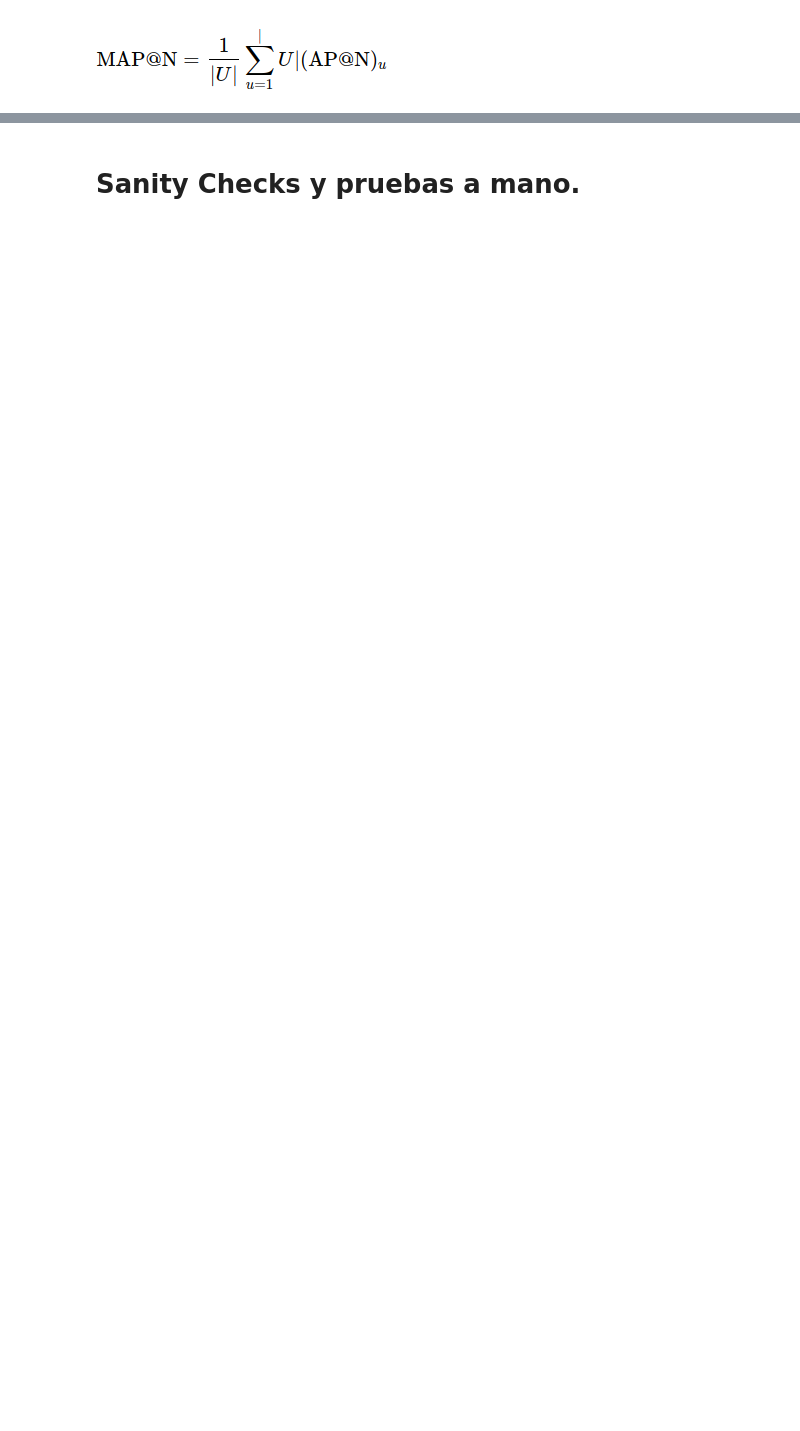
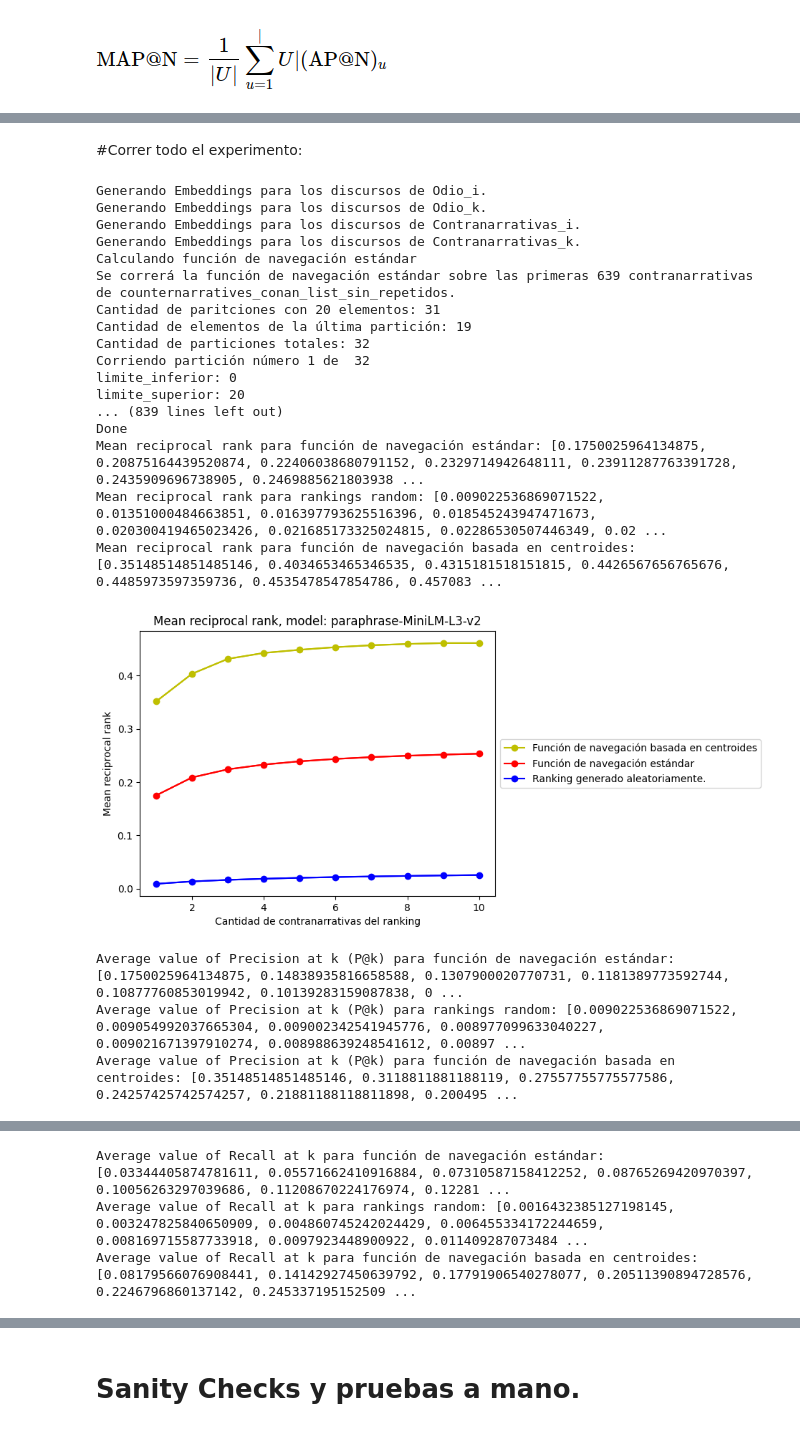
Before and after one commit to jnqeras/ARC, a Jupyter notebook: tesis5.ipynb, the cells around one changed output, grey strips where cells are left out. Drawn from its saved outputs; the diff is of its cells as text; code cells hidden in the pictures; blank space fills up the shorter version.

```diff
--- a/tesis5.ipynb
+++ b/tesis5.ipynb
@@ -2244,11 +1709,21 @@ Hacer:
 # %%
 # Dado un ranking calcula AP@K
-def averagePrecissionAtK(ranking, k):
+
+# Fixme: mega ultra importante: al correr las métricas es necesario que si se le
+# pasa lista_pares_navegacion_estandar_top10_matricial_leida_de_csv, el parámetro
+# random == True. Por otro lado, si se le pasa
+# lista_pares_navegacion_estandar_top10_matricial_leida_de_csv_random, entonces random == False.
+
+def averagePrecissionAtK(ranking, k, random):
   counterPrecisionAtK = 0
   validCounternarrativesForOdiok = ranking[4]
+  if(random):
+      indice_de_indicador_de_contranarrativa_correcta = 1
+  else:
+      indice_de_indicador_de_contranarrativa_correcta = 2
 
   for i in range(0,k):
-    counterPrecisionAtK += precisionAtK(ranking, i+1) * ranking[i+5][2]  #fixme: los primeros 5 elementos del ranking no son el ranking en sí. A precisionAtK le paso i+1 porque i empieza desde 0.
+    counterPrecisionAtK += precisionAtK(ranking, i+1, random) * ranking[i+5][indice_de_indicador_de_contranarrativa_correcta]  #fixme: los primeros 5 elementos del ranking no son el ranking en sí. A precisionAtK le paso i+1 porque i empieza desde 0.
 
   return counterPrecisionAtK/min(validCounternarrativesForOdiok, k)
 # %% [markdown]
@@ -2264,11 +1739,16 @@ Hay un error en la notación de la fórmula, arriba del símbolo de la sumatoria
 # %%
 # Dada una lista de rankings, calcula MAP@K.
 
-def meanAveragePrecissionAtK(lista_de_rankings, k):
+# Fixme: mega ultra importante: al correr las métricas es necesario que si se le
+# pasa lista_pares_navegacion_estandar_top10_matricial_leida_de_csv, el parámetro
+# random == True. Por otro lado, si se le pasa
+# lista_pares_navegacion_estandar_top10_matricial_leida_de_csv_random, entonces random == False.
+
+def meanAveragePrecissionAtK(lista_de_rankings, k, random):
     cantidad_de_querys = len(lista_de_rankings)
     count_average_precission_at_k = 0
 
     for i in range(0, cantidad_de_querys):
-        count_average_precission_at_k += averagePrecissionAtK(lista_de_rankings[i], k)
+        count_average_precission_at_k += averagePrecissionAtK(lista_de_rankings[i], k, random)
 
     return (count_average_precission_at_k / cantidad_de_querys)
@@ -2280,0 +1942,21 @@ meanAveragePrecissionAtK(lista_pares_métrica_1_top10_matricial_leida_de_csv, 1)
+# %% [markdown]
+#Correr todo el experimento:
+# %%
+def saveInTxt(modelName, fileName, value):
+  with open(modelName + '_' + fileName + '.txt', 'w') as fp:
+    fp.write(str(value))
+    print('Done')
+# %%
+def correrMetrica(metrica, modelName, lista_pares_navegacion_estandar_top10_matricial_leida_de_csv_random,lista_pares_navegacion_estandar_top10_matricial_leida_de_csv, lista_pares_navegacion_basada_en_centroides_top10_matricial_leida_de_csv, nombreMetrica):
+    # Genera los resultados de "metrica" para rankings random y rankings con función de navegación estándar:
+    restultados_metrica_estandar = generar_resultados_de_metricas(lista_pares_navegacion_estandar_top10_matricial_leida_de_csv, metrica, False)
+    print(nombreMetrica, 'para función de navegación estándar:', restultados_metrica_estandar)
+    restultados_metrica_estandar_random = generar_resultados_de_metricas(lista_pares_navegacion_estandar_top10_matricial_leida_de_csv_random, metrica, True)
+    print(nombreMetrica, 'para rankings random:', restultados_metrica_estandar_random)
+
+    # Genera los resultados de "metrica" para rankings generados con función de navegación basada en centroides
+    restultados_metrica_basado_en_centroides = generar_resultados_de_metricas(lista_pares_navegacion_basada_en_centroides_top10_matricial_leida_de_csv, metrica, False)
+    print(nombreMetrica, 'para función de navegación basada en centroides:', restultados_metrica_basado_en_centroides)
+
+    # Plotea "métrica" para rankings generados con la función de navegación estándar vs basada en centroides vs rankings random:
+    plotMetricsForThreeRankigs(nombreMetrica, modelName, restultados_metrica_basado_en_centroides, 'Función de navegación basada en centroides', restultados_metrica_estandar, 'Función de navegación estándar', restultados_metrica_estandar_random, 'Ranking generado aleatoriamente.')
@@ -2280,0 +2079,25 @@ meanAveragePrecissionAtK(lista_pares_métrica_1_top10_matricial_leida_de_csv, 1)
+# %%
+lista = ['paraphrase-MiniLM-L3-v2']
+correrTodoElExperimento(lista)
+# %% [output]
+Generando Embeddings para los discursos de Odio_i.
+Generando Embeddings para los discursos de Odio_k.
+Generando Embeddings para los discursos de Contranarrativas_i.
+Generando Embeddings para los discursos de Contranarrativas_k.
+Calculando función de navegación estándar
+Se correrá la función de navegación estándar sobre las primeras 639 contranarrativas de counternarratives_conan_list_sin_repetidos.
+Cantidad de paritciones con 20 elementos: 31
+Cantidad de elementos de la última partición: 19
+Cantidad de particiones totales: 32
+Corriendo partición número 1 de  32
+limite_inferior: 0
+limite_superior: 20
+... (839 lines left out)
+Done
+Mean reciprocal rank para función de navegación estándar: [0.1750025964134875, 0.20875164439520874, 0.22406038680791152, 0.2329714942648111, 0.23911287763391728, 0.2435909696738905, 0.2469885621803938 ...
+Mean reciprocal rank para rankings random: [0.009022536869071522, 0.01351000484663851, 0.016397793625516396, 0.018545243947471673, 0.020300419465023426, 0.021685173325024815, 0.02286530507446349, 0.02 ...
+Mean reciprocal rank para función de navegación basada en centroides: [0.35148514851485146, 0.4034653465346535, 0.4315181518151815, 0.4426567656765676, 0.4485973597359736, 0.4535478547854786, 0.457083 ...
+[figure, added]
+Average value of Precision at k (P@k) para función de navegación estándar: [0.1750025964134875, 0.14838935816658588, 0.1307900020770731, 0.1181389773592744, 0.10877760853019942, 0.10139283159087838, 0 ...
+Average value of Precision at k (P@k) para rankings random: [0.009022536869071522, 0.009054992037665304, 0.009002342541945776, 0.008977099633040227, 0.009021671397910274, 0.008988639248541612, 0.00897 ...
+Average value of Precision at k (P@k) para función de navegación basada en centroides: [0.35148514851485146, 0.3118811881188119, 0.27557755775577586, 0.24257425742574257, 0.21881188118811898, 0.200495 ...
@@ -2280,0 +2105,3 @@ meanAveragePrecissionAtK(lista_pares_métrica_1_top10_matricial_leida_de_csv, 1)
+Average value of Recall at k para función de navegación estándar: [0.03344405874781611, 0.05571662410916884, 0.07310587158412252, 0.08765269420970397, 0.10056263297039686, 0.11208670224176974, 0.12281 ...
+Average value of Recall at k para rankings random: [0.0016432385127198145, 0.003247825840650909, 0.004860745242024429, 0.006455334172244659, 0.008169715587733918, 0.0097923448900922, 0.011409287073484 ...
+Average value of Recall at k para función de navegación basada en centroides: [0.08179566076908441, 0.14142927450639792, 0.17791906540278077, 0.20511390894728576, 0.2246796860137142, 0.245337195152509 ...
```
Also changed, not shown: parts of 612 cells of this notebook.
